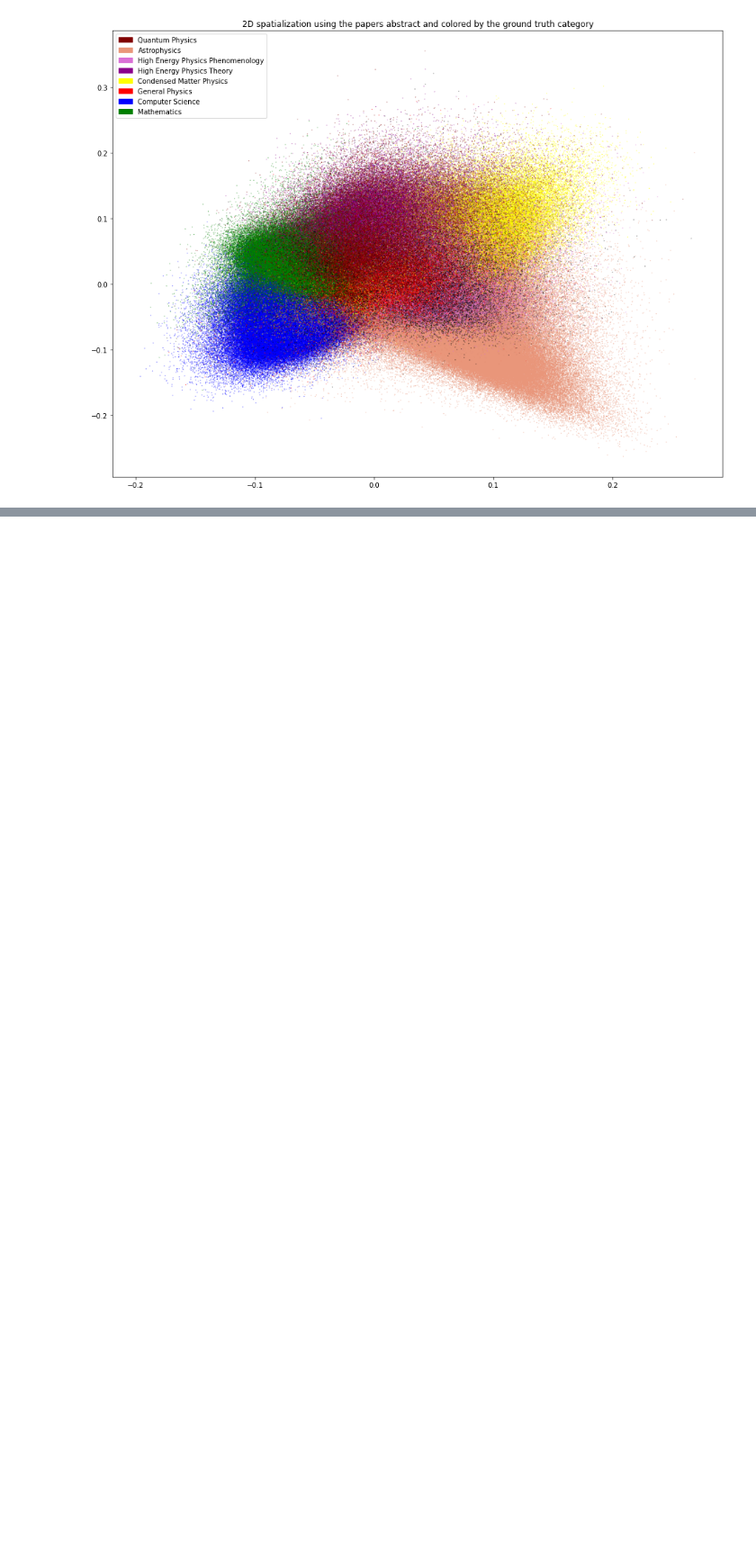
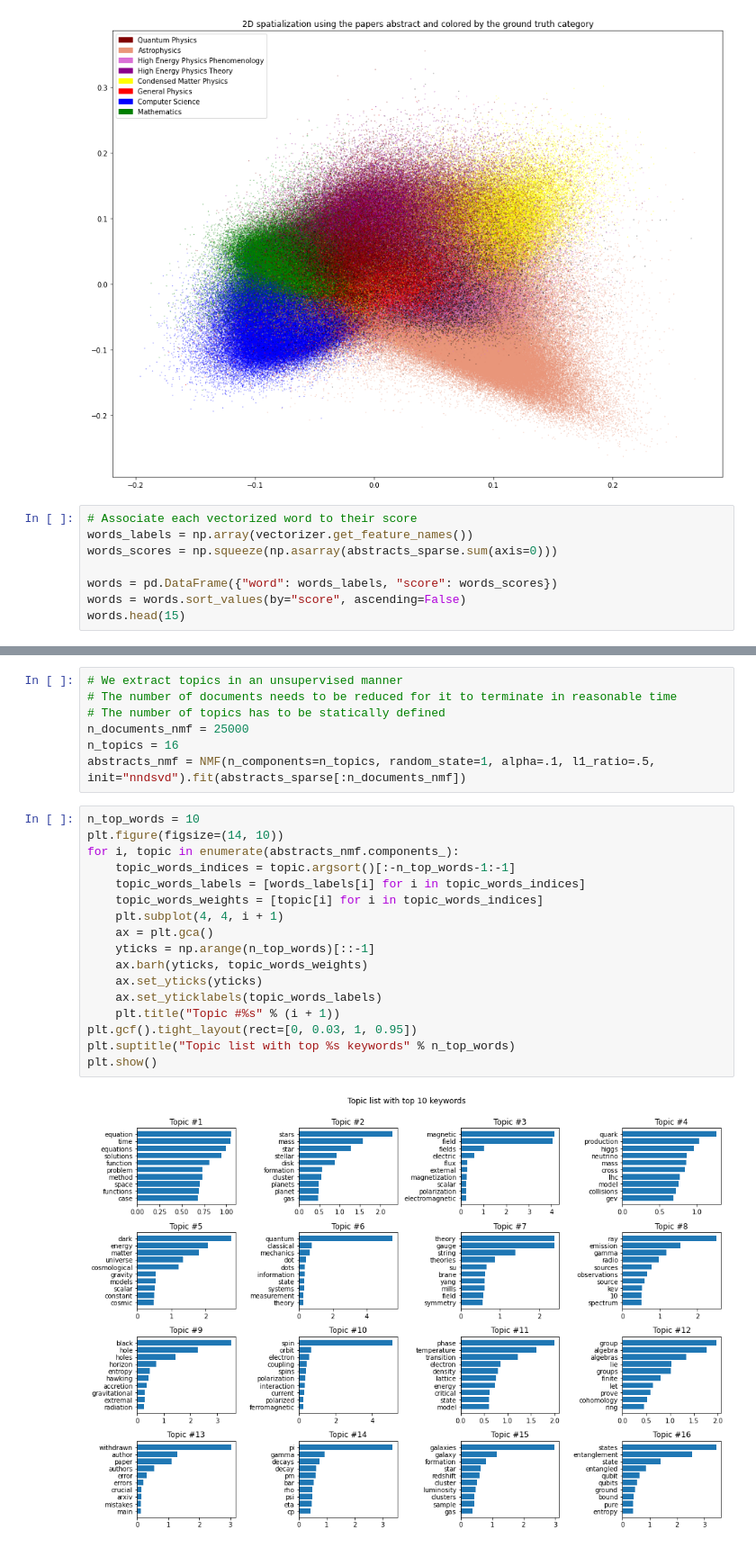
Before and after one commit to com-480-data-visualization/data-visualization-project-2021-ufa, a Jupyter notebook: exploratory_data_analysis.ipynb, the cells around one changed output, grey strips where cells are left out. Shown at 90% size. Saved outputs shown, nothing was run; the diff lists cells and outputs as text; blank space fills up the shorter version.

```diff
--- a/exploratory_data_analysis.ipynb
+++ b/exploratory_data_analysis.ipynb
@@ -149,3 +143,11 @@ plt.title("2D spatialization using the papers abstract and colored by the ground
 plt.show()
 # %% [output]
 [figure]
+# %%
+# Associate each vectorized word to their score
+words_labels = np.array(vectorizer.get_feature_names())
+words_scores = np.squeeze(np.asarray(abstracts_sparse.sum(axis=0)))
+
+words = pd.DataFrame({"word": words_labels, "score": words_scores})
+words = words.sort_values(by="score", ascending=False)
+words.head(15)
@@ -151,0 +171,26 @@ plt.show()
+# %%
+# We extract topics in an unsupervised manner
+# The number of documents needs to be reduced for it to terminate in reasonable time
+# The number of topics has to be statically defined
+n_documents_nmf = 25000
+n_topics = 16
+abstracts_nmf = NMF(n_components=n_topics, random_state=1, alpha=.1, l1_ratio=.5, init="nndsvd").fit(abstracts_sparse[:n_documents_nmf])
+# %%
+n_top_words = 10
+plt.figure(figsize=(14, 10))
+for i, topic in enumerate(abstracts_nmf.components_):
+    topic_words_indices = topic.argsort()[:-n_top_words-1:-1]
+    topic_words_labels = [words_labels[i] for i in topic_words_indices]
+    topic_words_weights = [topic[i] for i in topic_words_indices]
+    plt.subplot(4, 4, i + 1)
+    ax = plt.gca()
+    yticks = np.arange(n_top_words)[::-1]
+    ax.barh(yticks, topic_words_weights)
+    ax.set_yticks(yticks)
+    ax.set_yticklabels(topic_words_labels)
+    plt.title("Topic #%s" % (i + 1))
+plt.gcf().tight_layout(rect=[0, 0.03, 1, 0.95])
+plt.suptitle("Topic list with top %s keywords" % n_top_words)
+plt.show()
+# %% [output]
+[figure, added]
```
Also changed, not shown: parts of 4 cells of this notebook.
